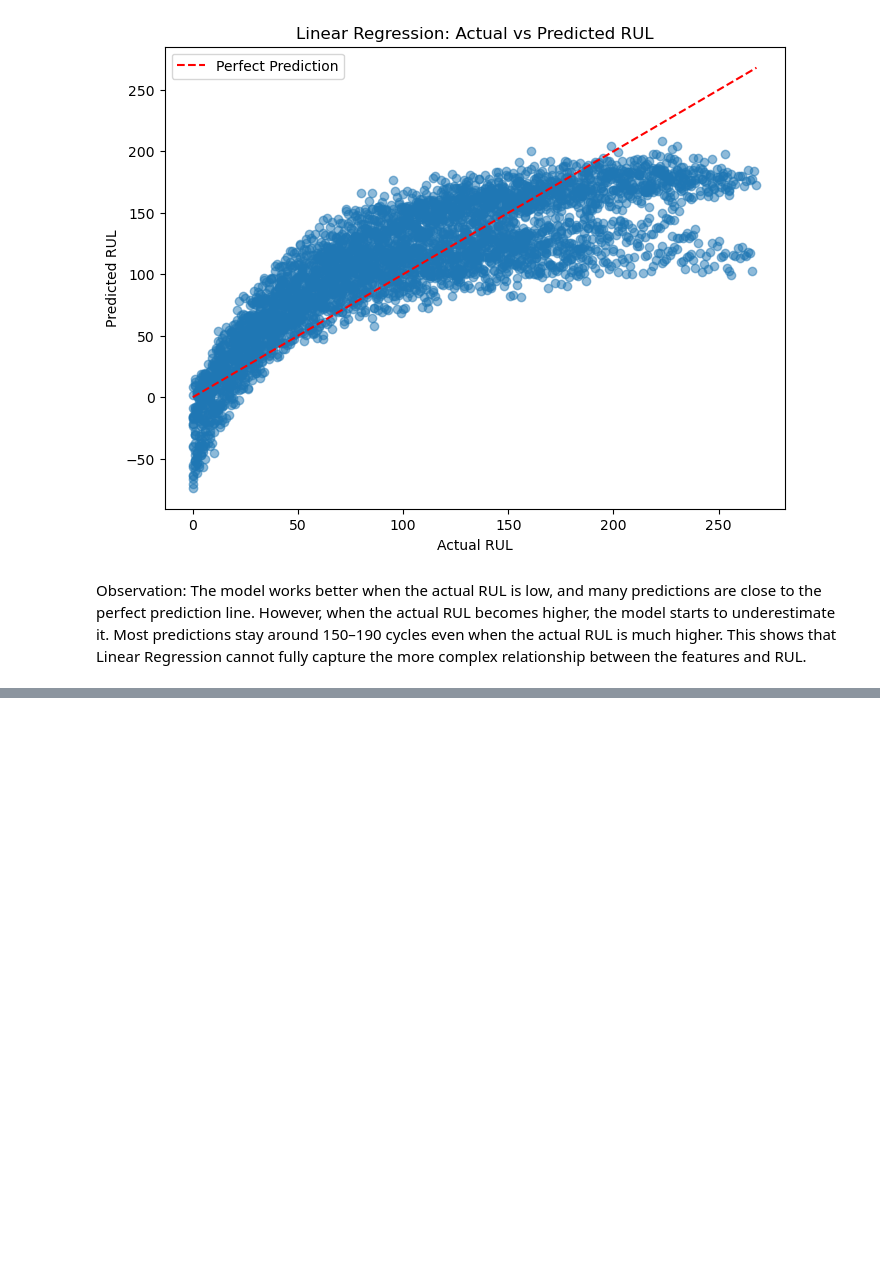
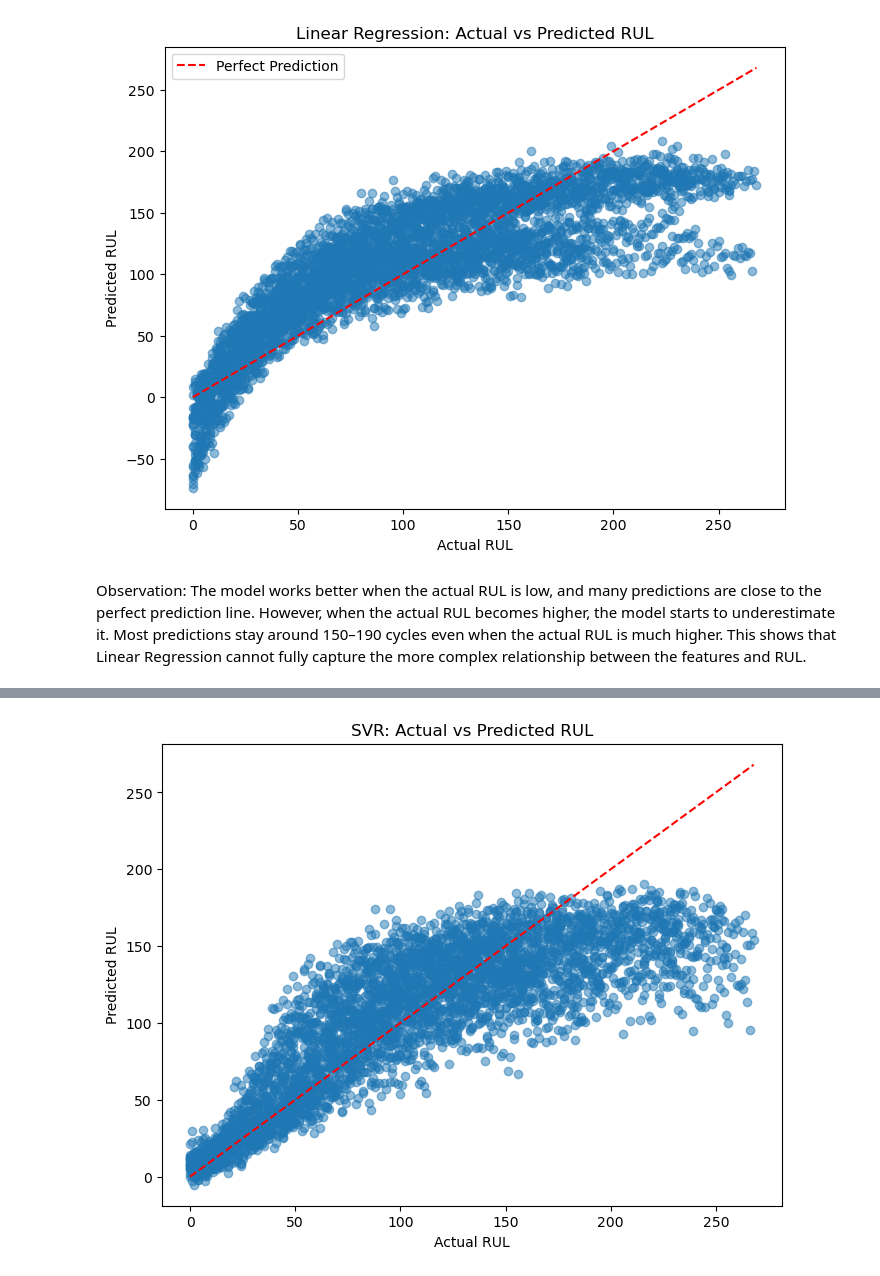
Before and after one commit to variableh/NASA, a Jupyter notebook: 02_modeling.ipynb, the cells around one changed output, grey strips where cells are left out. Saved outputs shown, nothing was run; the diff lists cells and outputs as text; code cells hidden in the pictures; blank space fills up the shorter version.

```diff
--- a/02_modeling.ipynb
+++ b/02_modeling.ipynb
@@ -119,0 +222,4 @@ The model works better when the actual RUL is low, and many predictions are clos
+# %%
+svr_model = SVR(kernel='rbf')
+svr_model = svr_model.fit(X_train, y_train)
+y_pred_svr = svr_model.predict(X_val)
@@ -119,0 +232,19 @@ The model works better when the actual RUL is low, and many predictions are clos
+# %%
+plt.figure(figsize=(8, 6))
+
+plt.scatter(y_val, y_pred_svr, alpha=0.5)
+
+plt.plot(
+    [y_val.min(), y_val.max()],
+    [y_val.min(), y_val.max()],
+    linestyle="--",
+    color='red',
+)
+
+plt.xlabel("Actual RUL")
+plt.ylabel("Predicted RUL")
+plt.title("SVR: Actual vs Predicted RUL")
+
+plt.show()
+# %% [output]
+[figure, added]
```
Also changed, not shown: parts of 22 cells of this notebook.
